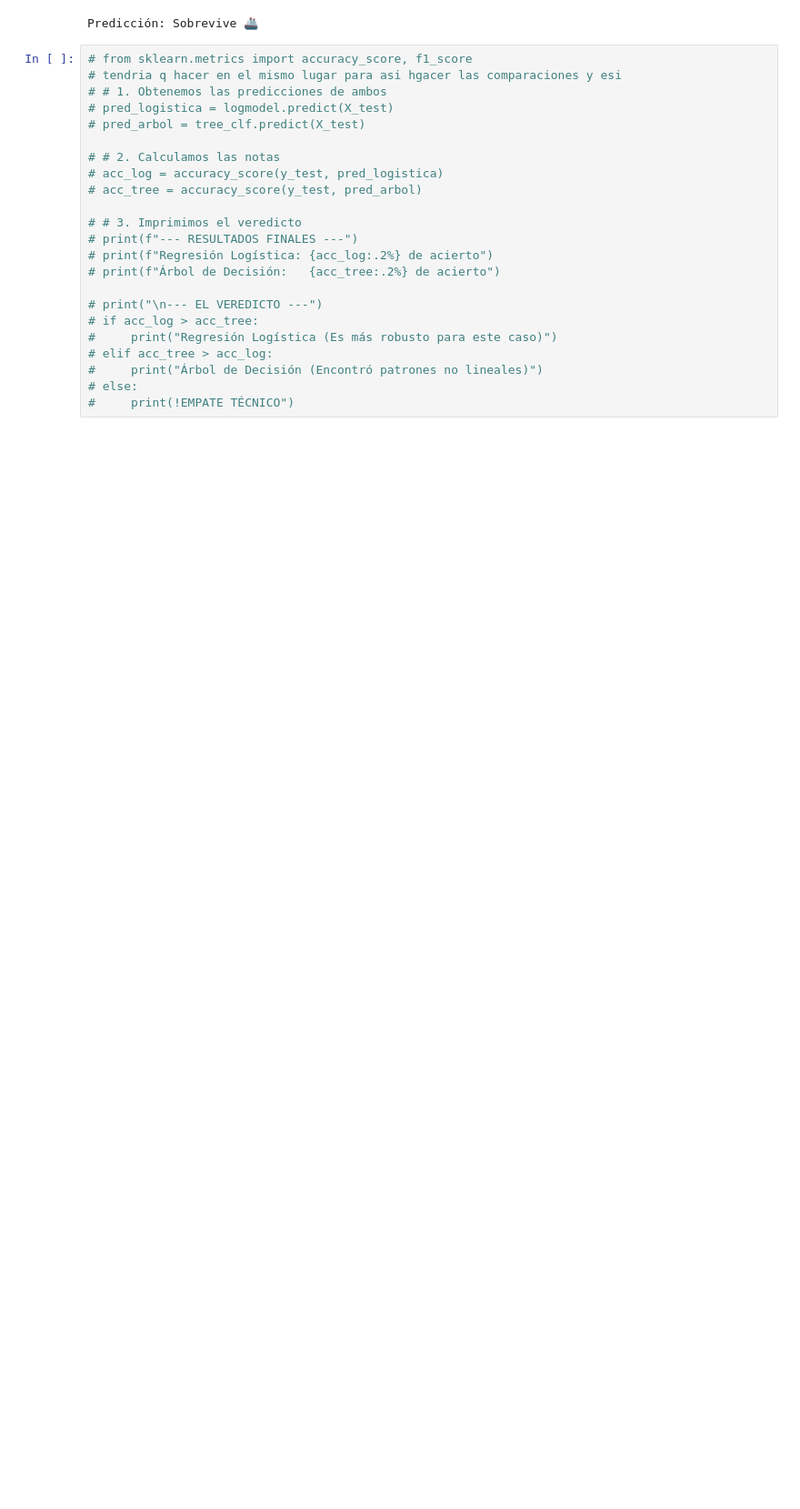
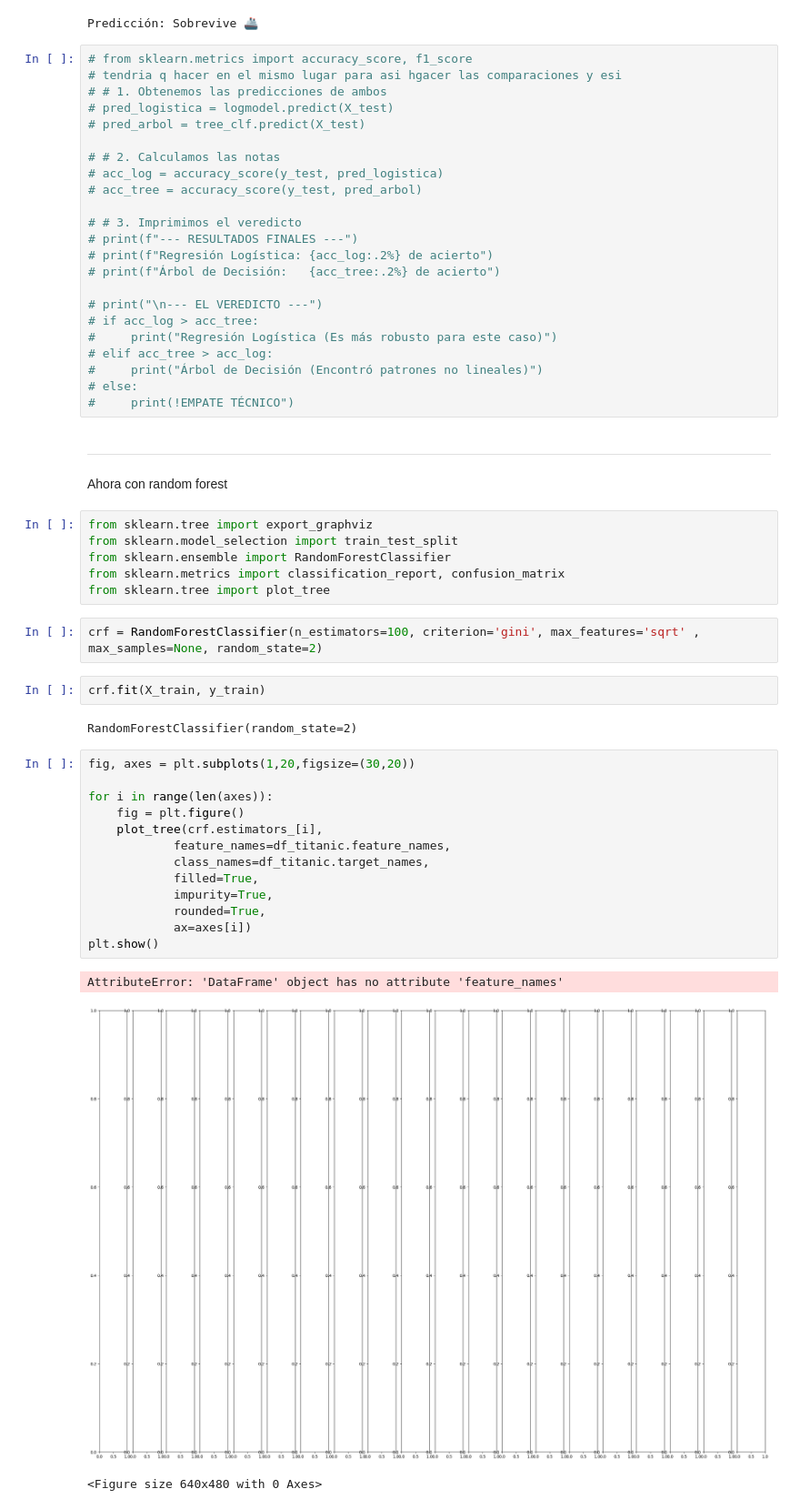
Before and after one commit to nickiiinicole/MACHINE_LEARNING_1UD, a Jupyter notebook: Decision Tree/Titanic_TreeDecision.ipynb, the cells around one changed output. Shown at 91% size. Drawn from its saved outputs; the diff is of its cells as text; blank space fills up the shorter version.

Commit message:
feat: Pendiente hacer el random forest con predicition titaniv

```diff
--- a/Decision Tree/Titanic_TreeDecision.ipynb
+++ b/Decision Tree/Titanic_TreeDecision.ipynb
@@ -291,3 +291,35 @@ Predicción: Sobrevive 🚢
 #     print("Árbol de Decisión (Encontró patrones no lineales)")
 # else:
 #     print(!EMPATE TÉCNICO")
+# %% [markdown]
+------
+Ahora con random forest
+# %%
+from sklearn.tree import export_graphviz
+from sklearn.model_selection import train_test_split
+from sklearn.ensemble import RandomForestClassifier
+from sklearn.metrics import classification_report, confusion_matrix
+from sklearn.tree import plot_tree
+# %%
+crf = RandomForestClassifier(n_estimators=100, criterion='gini', max_features='sqrt' , max_samples=None, random_state=2)
+# %%
+crf.fit(X_train, y_train)
+# %% [output]
+RandomForestClassifier(random_state=2)
+# %%
+fig, axes = plt.subplots(1,20,figsize=(30,20))
+
+for i in range(len(axes)):
+    fig = plt.figure()
+    plot_tree(crf.estimators_[i],
+            feature_names=df_titanic.feature_names,
+            class_names=df_titanic.target_names,
+            filled=True,
+            impurity=True,
+            rounded=True,
+            ax=axes[i])
+plt.show()
+# %% [output]
+AttributeError: 'DataFrame' object has no attribute 'feature_names'
+[figure, added]
+<Figure size 640x480 with 0 Axes>
```
Also changed, not shown: 1 other file.
